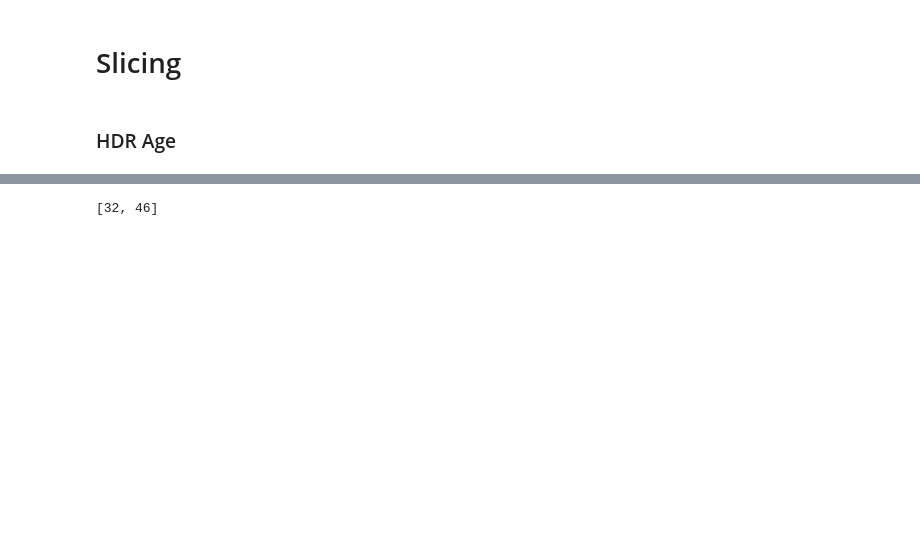
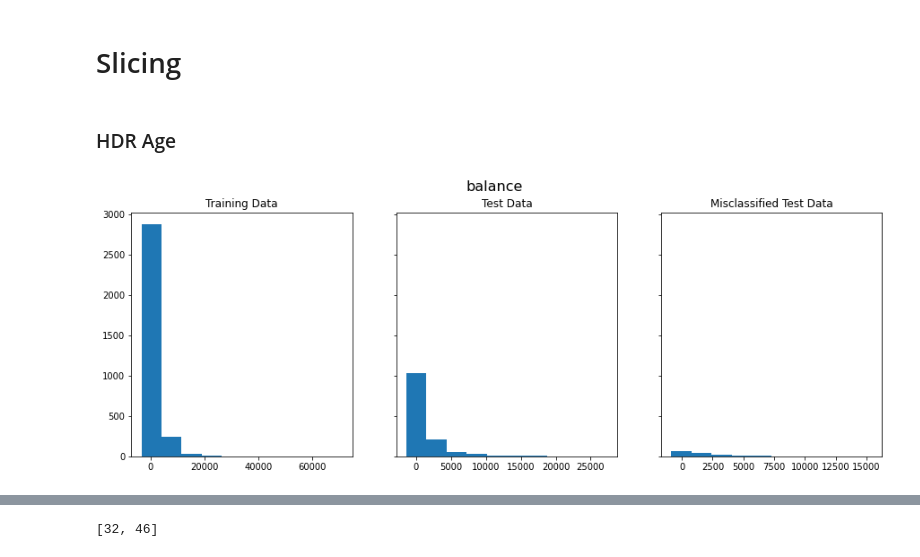
Before and after one commit to sababaganoosh/ML-Ops-Final, a Jupyter notebook: xgboost-implementation-on-bank-marketing-dataset.ipynb, the cells around one changed output, grey strips where cells are left out. Saved outputs shown, nothing was run; the diff lists cells and outputs as text; code cells hidden in the pictures; blank space fills up the shorter version.

Commit message:
added generated data

```diff
--- a/xgboost-implementation-on-bank-marketing-dataset.ipynb
+++ b/xgboost-implementation-on-bank-marketing-dataset.ipynb
@@ -274,6 +330,34 @@ ExecutableNotFound: failed to execute WindowsPath('dot'), make sure the Graphviz
 # Slicing
 # %% [markdown]
 ### HDR Age
+# %%
+df_x = X_test.reset_index()
+df_y = y_test.reset_index()
+
+feature = 'balance'
+all_ages_train = np.array(X_train[feature])
+all_ages_test = np.array(X_test[feature])
+# extracting ages of misclasified test data
+compare = np.argmax(y_predict,1) == np.array(df_y.values[:,1])
+bad_guesses = np.where(compare == 0)[0]
+bad_ages = np.array(X_test.iloc[bad_guesses][feature])
+
+# plotting distribution of age
+fig, ax = plt.subplots(1, 3, figsize=(15, 5), sharey=True)
+
+ax[0].set_title("Training Data")
+ax[0].hist(all_ages_train)
+
+ax[1].set_title("Test Data")
+ax[1].hist(all_ages_test)
+
+ax[2].set_title("Misclassified Test Data")
+ax[2].hist(bad_ages)
+
+fig.suptitle(feature, fontsize=16)
+plt.show()
+# %% [output]
+[figure, added]
 # %%
 feature = 'age'
 all_ages_train = np.array(X_train[feature])
```
Also changed, not shown: parts of 26 cells of this notebook.
